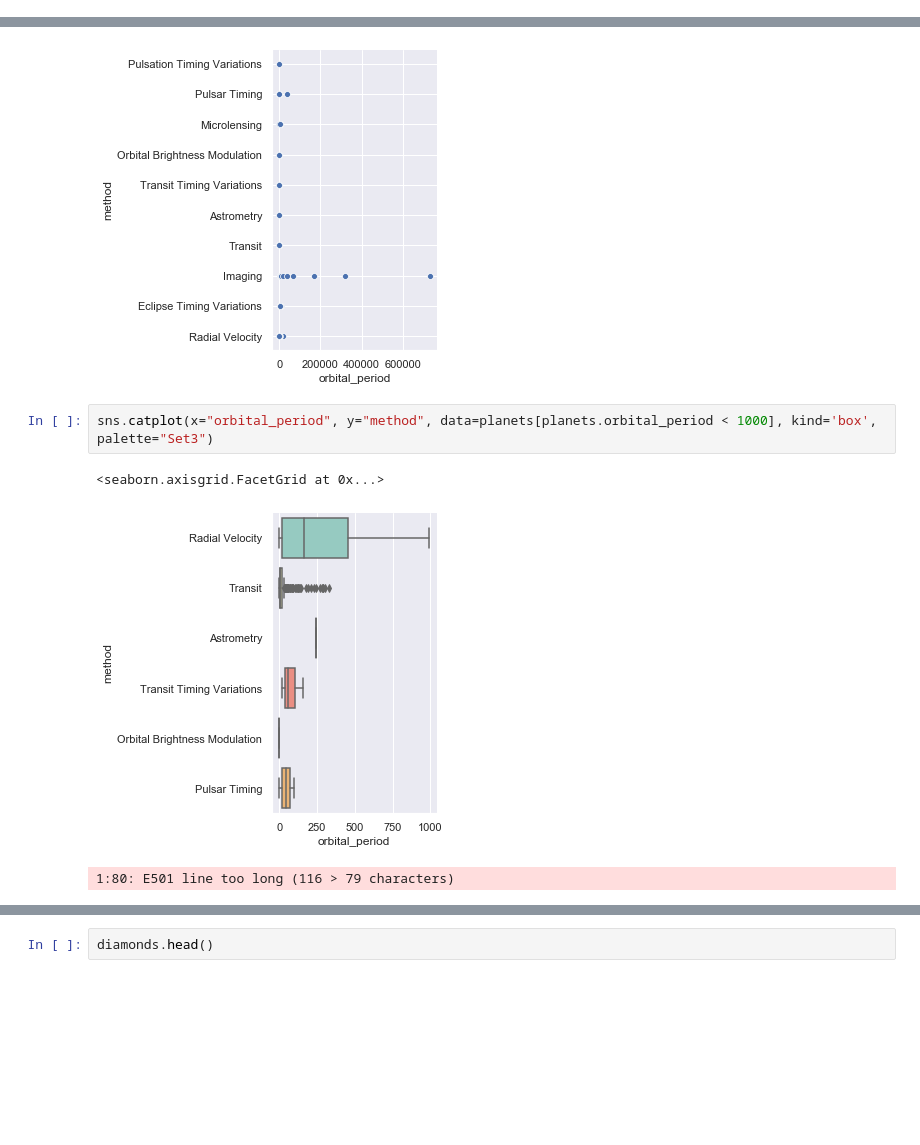
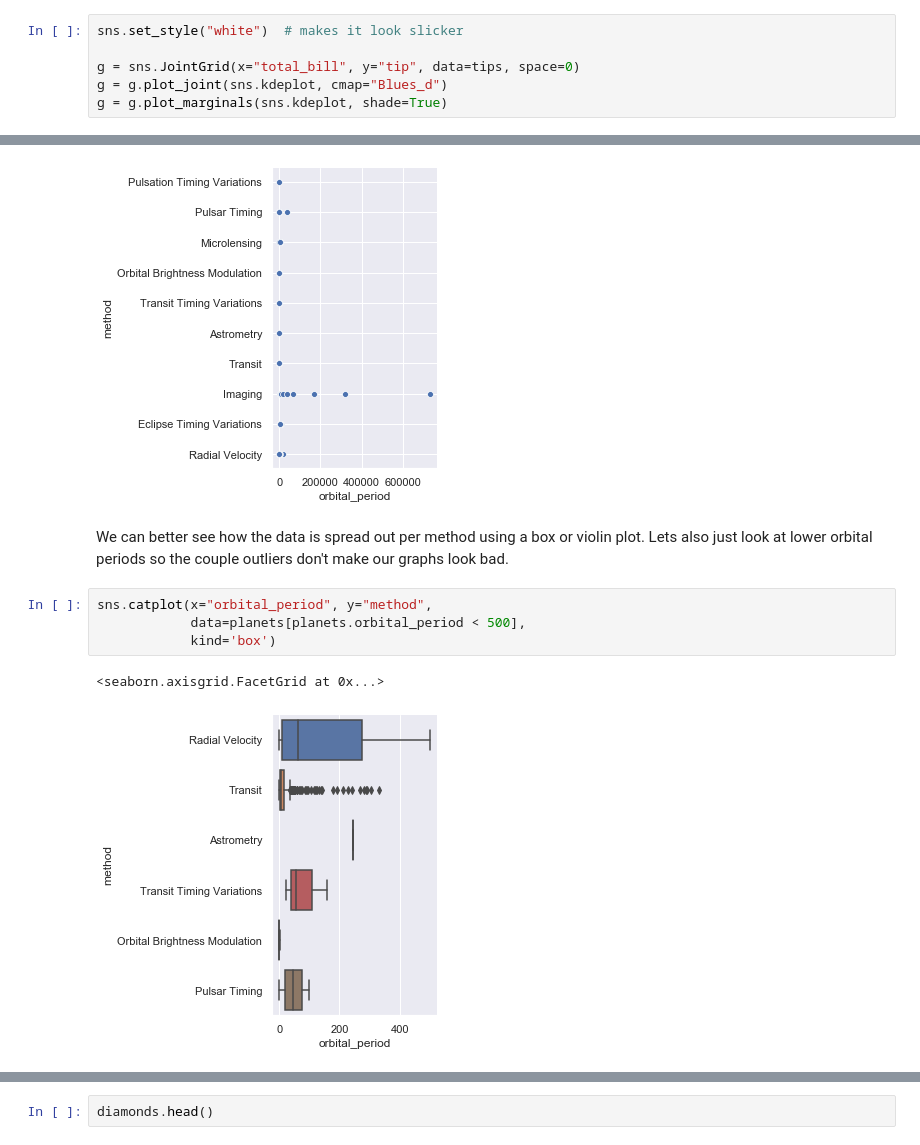
Before and after one commit to fuzzy-tribble/data_science_foundations, a Jupyter notebook: mad_python_libraries_seaborn.ipynb, the cells around one changed output, grey strips where cells are left out. Drawn from its saved outputs; the diff is of its cells as text; blank space fills up the shorter version.

```diff
--- a/mad_python_libraries_seaborn.ipynb
+++ b/mad_python_libraries_seaborn.ipynb
@@ -107,0 +309,6 @@ Checkout this link for more examples: [Official Seaborn Examples Gallery](https:
+# %%
+sns.set_style("white")  # makes it look slicker
+
+g = sns.JointGrid(x="total_bill", y="tip", data=tips, space=0)
+g = g.plot_joint(sns.kdeplot, cmap="Blues_d")
+g = g.plot_marginals(sns.kdeplot, shade=True)
@@ -301,9 +432,12 @@ sns.relplot(x='orbital_period', y='method', data=planets)
 # %% [output]
 <seaborn.axisgrid.FacetGrid at 0x...>
 [figure]
+# %% [markdown]
+We can better see how the data is spread out per method using a box or violin plot. Lets also just look at lower orbital periods so the couple outliers don't make our graphs look bad.
 # %%
-sns.catplot(x="orbital_period", y="method", data=planets[planets.orbital_period < 1000], kind='box', palette="Set3")
+sns.catplot(x="orbital_period", y="method",
+            data=planets[planets.orbital_period < 500],
+            kind='box')
 # %% [output]
 <seaborn.axisgrid.FacetGrid at 0x...>
-[figure, old version]
+[figure, new version]
-1:80: E501 line too long (116 > 79 characters)
```
Also changed, not shown: parts of 118 cells of this notebook, 16 other files.
